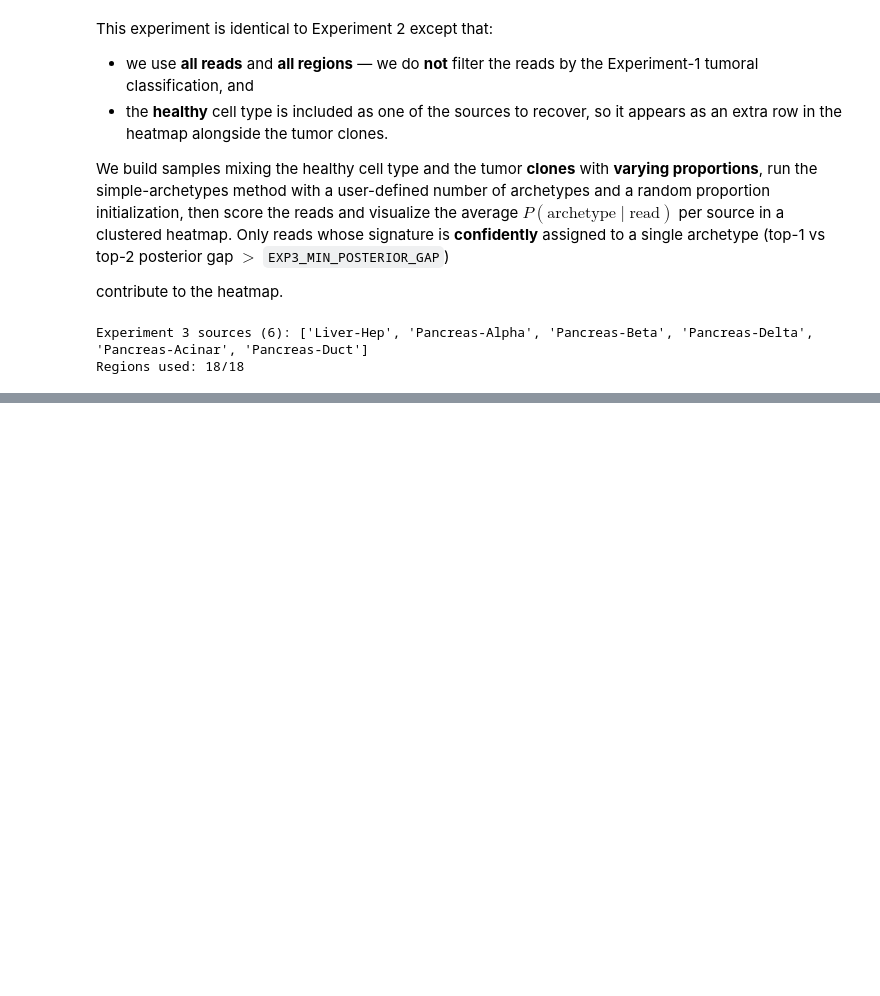
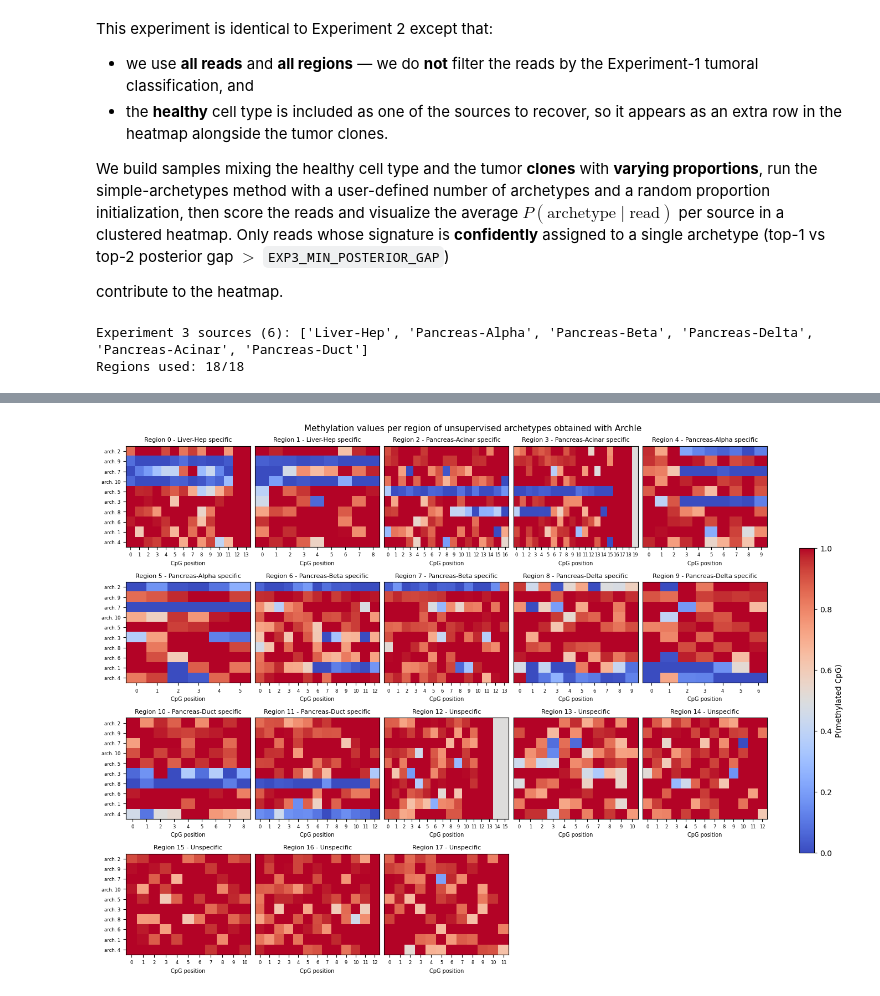
Before and after one commit to CompEpigen/syto, a Jupyter notebook: EDA/extract_soft_labels_from_noisy_samples/clone_archetypes/exp_clone_archetypes.ipynb, the cells around one changed output, grey strips where cells are left out. Cells and saved outputs as stored; diff of their text form; code cells hidden in the pictures; blank space fills up the shorter version.

```diff
--- a/EDA/extract_soft_labels_from_noisy_samples/clone_archetypes/exp_clone_archetypes.ipynb
+++ b/EDA/extract_soft_labels_from_noisy_samples/clone_archetypes/exp_clone_archetypes.ipynb
@@ -1640,0 +1711,58 @@ plt.show()
+# %%
+# Heatmap of the fitted archetype methylation values (P(methylated) per CpG).
+# One small sub-heatmap per region so the regions stay clearly separated; the
+# subplots are laid out on a near-square grid so the overall figure is neither
+# too wide nor too tall. Archetype rows reuse arch_order for consistency.
+
+archetypes_by_region = exp3_archetypes_info["archetypes"]
+region_ids = [r["region_id"] for r in exp3_selected_regions if r["region_id"] in archetypes_by_region]
+
+n_reg = len(region_ids)
+ncols = math.ceil(math.sqrt(n_reg))
+nrows = math.ceil(n_reg / ncols)
+
+fig, axes = plt.subplots(
+    nrows, ncols, figsize=(2.7 * ncols, 2.5 * nrows), squeeze=False,
+    layout="constrained",
+)
+region_setting = {r["region_id"]: r for r in exp3_selected_regions}
+arch_labels = [f"arch. {a + 1}" for a in arch_order]
+
+im = None
+for k, region_id in enumerate(region_ids):
+    ax = axes[k // ncols][k % ncols]
+    meth = archetypes_by_region[region_id][arch_order]  # (n_archetypes, n_CpG)
+    im = ax.imshow(meth, aspect="auto", cmap="coolwarm", vmin=0, vmax=1)
+    info = region_setting[region_id]
+    title = f"Region {region_id}"
+    if info["setting"] =="unspecific":
+        title += " - Unspecific"
+    else:
+        title += f" - {info['target']} specific"
+    ax.set_title(title, fontsize=8)
+    ax.set_xlabel("CpG position", fontsize=7)
+    ax.set_xticks(range(meth.shape[1]))
+    ax.tick_params(labelsize=6)
+    if k % ncols == 0:
+        ax.set_yticks(range(len(arch_order)))
+        ax.set_yticklabels(arch_labels, fontsize=6)
+    else:
+        ax.set_yticks([])
+
+# Hide any unused axes on the grid.
+for k in range(n_reg, nrows * ncols):
+    axes[k // ncols][k % ncols].axis("off")
+
+fig.set_constrained_layout_pads(hspace=0.05, wspace=0.02)
+fig.suptitle("Methylation values per region of unsupervised archetypes obtained with ArchIe", fontsize=11)
+fig.colorbar(
+    im, ax=axes.ravel().tolist(), shrink=0.6, label="P(methylated CpG)"
+)
+plt.savefig(
+    OUTPUT_DIR
+    / f"grant_graphs_archetype_methylation_values_per_region_penalty={EXP3_PENALTY}_alpha={EXP3_DIRICHLET_ALPHA}_nreadspersample={EXP3_SAMPLE_SIZE}_nregions={EXP3_N_SAMPLES}_gap={GAP_TYPE}_minposterior={EXP3_MIN_POSTERIOR_GAP}.pdf",
+    bbox_inches="tight",
+)
+plt.show()
+# %% [output]
+[figure, added]
```
Also changed, not shown: parts of 12 cells of this notebook.
